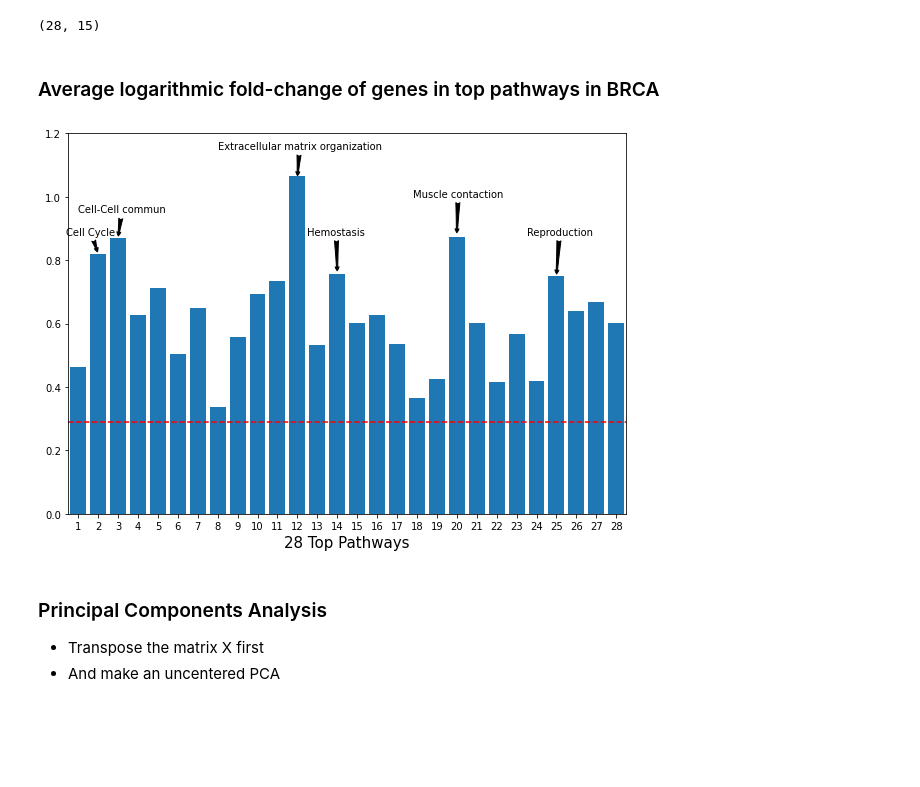
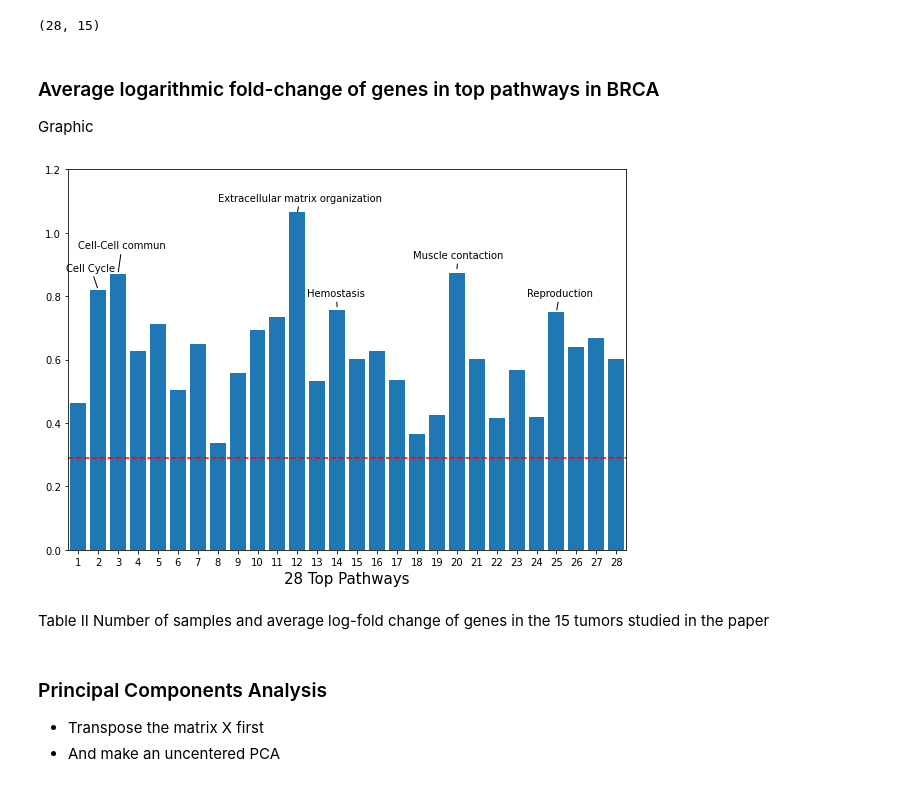
Before and after one commit to SamSaladino/FC-of-Genetic-pathways, a Jupyter notebook: Expr_pathways.ipynb, the cells around one changed output. Drawn from its saved outputs; the diff is of its cells as text; code cells hidden in the pictures; blank space fills up the shorter version.

Commit message:
Graphics and Tables generated

```diff
--- a/Expr_pathways.ipynb
+++ b/Expr_pathways.ipynb
@@ -105,35 +105,38 @@ X.shape
 (28, 15)
 # %% [markdown]
 ### Average logarithmic fold-change of genes in top pathways in BRCA
+ Graphic
 # %%
 plt.figure(figsize=(10,7))
 plt.bar(np.arange(1,29),X.BRCA)
 plt.axhline(abs(df.loc['BRCA']).mean(),color='red',
             linestyle='dashed',linewidth=1.5)
 
 plt.xticks(np.arange(1,29))
 plt.xlim(0.5,28.5)
 plt.ylim(0,1.2)
 plt.xlabel('28 Top Pathways', fontsize=15)
 
 # Annotations
 plt.annotate('Cell Cycle',xy=(2,0.82), xytext=(0.4,0.88),xycoords='data',
-             arrowprops=dict(facecolor='black', arrowstyle='fancy'))
+             arrowprops=dict(facecolor='black', arrowstyle='-'))
 plt.annotate('Cell-Cell commun',xy=(3,0.87), xytext=(1,0.95),xycoords='data',
-             arrowprops=dict(facecolor='black', arrowstyle='fancy'))
+             arrowprops=dict(facecolor='black', arrowstyle='-'))
 plt.annotate('Extracellular matrix organization',xy=(12,1.06),
-             xytext=(8,1.15),xycoords='data',
-             arrowprops=dict(facecolor='black', arrowstyle='fancy'))
-plt.annotate('Hemostasis',xy=(14,0.76), xytext=(12.5,0.88),xycoords='data',
-             arrowprops=dict(facecolor='black', arrowstyle='fancy'))
-plt.annotate('Muscle contaction',xy=(20,0.88), xytext=(17.8,1),xycoords='data',
-             arrowprops=dict(facecolor='black', arrowstyle='fancy'))
-plt.annotate('Reproduction',xy=(25,0.75), xytext=(23.5,0.88),xycoords='data',
-             arrowprops=dict(facecolor='black', arrowstyle='fancy'))
+             xytext=(8,1.10),xycoords='data',
+             arrowprops=dict(facecolor='black', arrowstyle='-'))
+plt.annotate('Hemostasis',xy=(14,0.76), xytext=(12.5,0.8),xycoords='data',
+             arrowprops=dict(facecolor='black', arrowstyle='-'))
+plt.annotate('Muscle contaction',xy=(20,0.88), xytext=(17.8,0.92),xycoords='data',
+             arrowprops=dict(facecolor='black', arrowstyle='-'))
+plt.annotate('Reproduction',xy=(25,0.75), xytext=(23.5,0.8),xycoords='data',
+             arrowprops=dict(facecolor='black', arrowstyle='-'))
 
 # Store the fig
 plt.savefig("./figures_tables/figII.pdf", bbox_inches='tight')
 # Show the plot
 plt.show()
 # %% [output]
-[figure, old version]
+[figure, new version]
+# %% [markdown]
+Table II Number of samples and average log-fold change of genes in the 15 tumors studied in the paper
```
Also changed, not shown: parts of 1 cell of this notebook, 3 other files.
